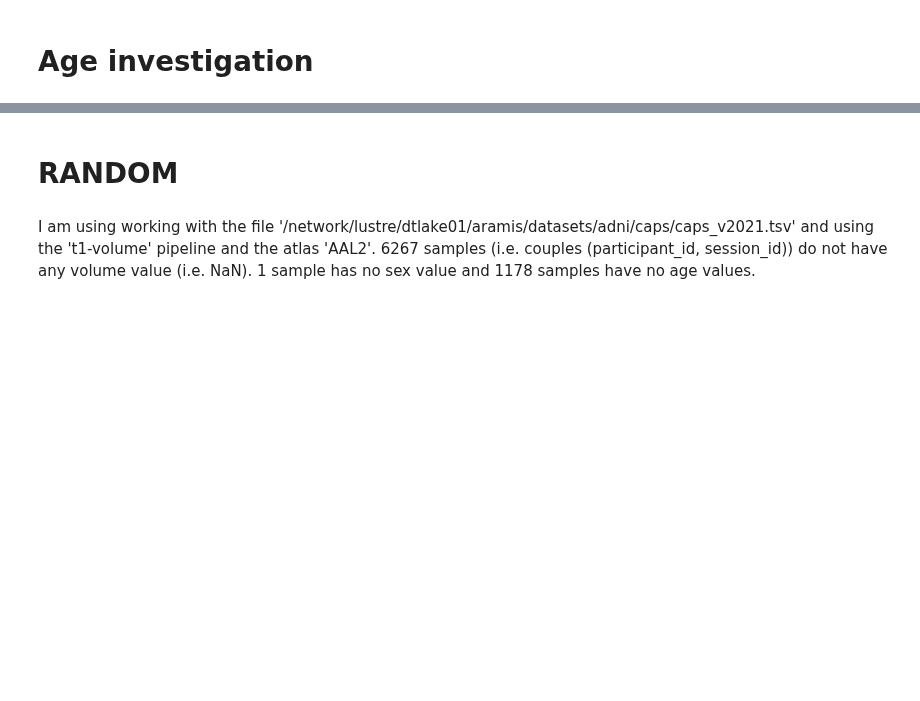
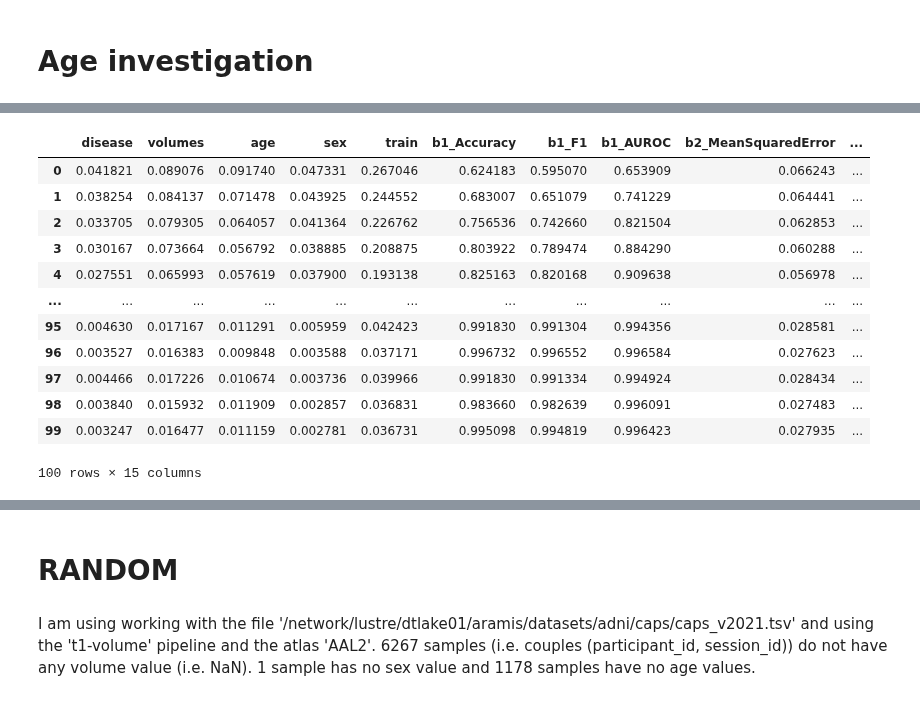
Before and after one commit to cosasha97/interpretability-dl-ndd, a Jupyter notebook: experiments.ipynb, the cells around one changed output, grey strips where cells are left out. Saved outputs shown, nothing was run; the diff lists cells and outputs as text; code cells hidden in the pictures; blank space fills up the shorter version.

```diff
--- a/experiments.ipynb
+++ b/experiments.ipynb
@@ -800,0 +758,16 @@ pd.DataFrame(saved_data['train_metrics'])
+# %%
+pd.read_csv('/network/lustre/dtlake01/aramis/users/sasha.collin/interpretability-dl-ndd/results/models/model_47/train_metrics.csv')
+# %% [output]
+|  | disease | volumes | age | sex | train | b1_Accuracy | b1_F1 | b1_AUROC | b2_MeanSquaredError | ... |
+| 0 | 0.041821 | 0.089076 | 0.091740 | 0.047331 | 0.267046 | 0.624183 | 0.595070 | 0.653909 | 0.066243 | ... |
+| 1 | 0.038254 | 0.084137 | 0.071478 | 0.043925 | 0.244552 | 0.683007 | 0.651079 | 0.741229 | 0.064441 | ... |
+| 2 | 0.033705 | 0.079305 | 0.064057 | 0.041364 | 0.226762 | 0.756536 | 0.742660 | 0.821504 | 0.062853 | ... |
+| 3 | 0.030167 | 0.073664 | 0.056792 | 0.038885 | 0.208875 | 0.803922 | 0.789474 | 0.884290 | 0.060288 | ... |
+| 4 | 0.027551 | 0.065993 | 0.057619 | 0.037900 | 0.193138 | 0.825163 | 0.820168 | 0.909638 | 0.056978 | ... |
+| ... | ... | ... | ... | ... | ... | ... | ... | ... | ... | ... |
+| 95 | 0.004630 | 0.017167 | 0.011291 | 0.005959 | 0.042423 | 0.991830 | 0.991304 | 0.994356 | 0.028581 | ... |
+| 96 | 0.003527 | 0.016383 | 0.009848 | 0.003588 | 0.037171 | 0.996732 | 0.996552 | 0.996584 | 0.027623 | ... |
+| 97 | 0.004466 | 0.017226 | 0.010674 | 0.003736 | 0.039966 | 0.991830 | 0.991334 | 0.994924 | 0.028434 | ... |
+| 98 | 0.003840 | 0.015932 | 0.011909 | 0.002857 | 0.036831 | 0.983660 | 0.982639 | 0.996091 | 0.027483 | ... |
+| 99 | 0.003247 | 0.016477 | 0.011159 | 0.002781 | 0.036731 | 0.995098 | 0.994819 | 0.996423 | 0.027935 | ... |
+100 rows × 15 columns
```
Also changed, not shown: parts of 40 cells of this notebook, 4 other files.
